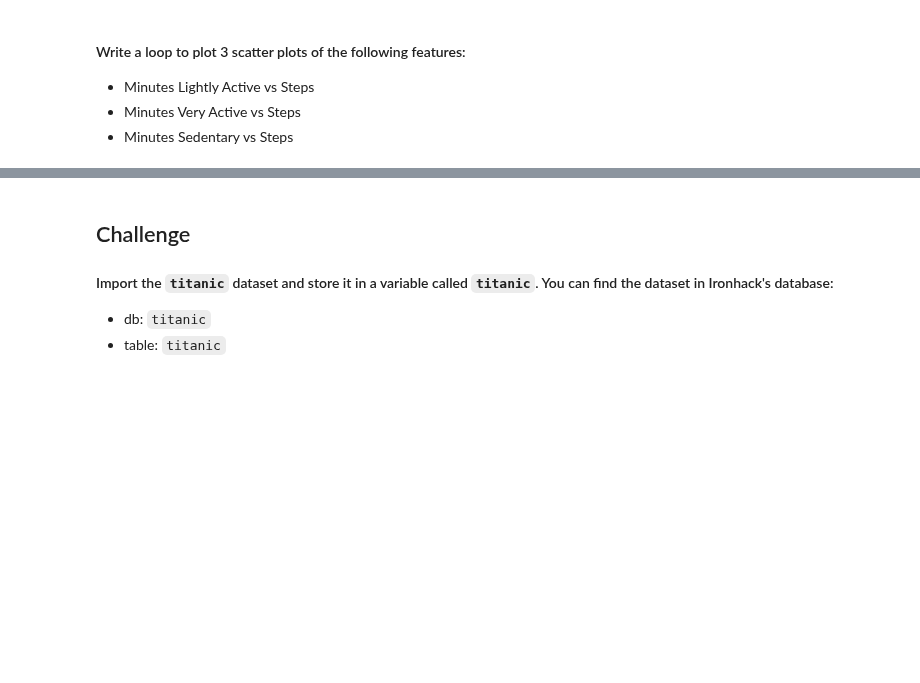
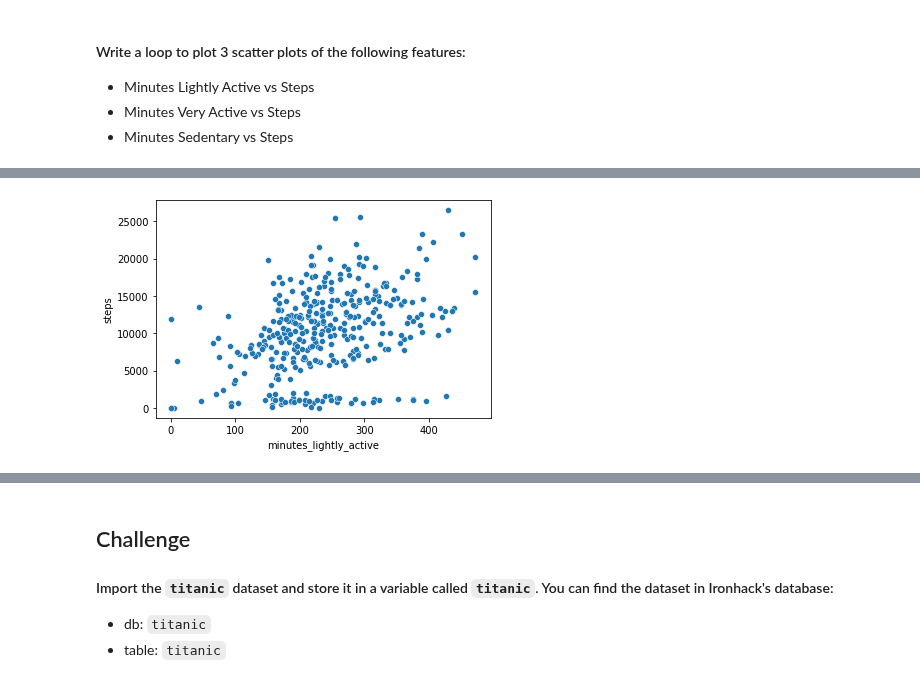
Before and after one commit to Ironhack-Data-Madrid-Enero-2022/lab-matplotlib-seaborn, a Jupyter notebook: your-code/main.ipynb, the cells around one changed output, grey strips where cells are left out. Saved outputs shown, nothing was run; the diff lists cells and outputs as text; code cells hidden in the pictures; blank space fills up the shorter version.

```diff
--- a/your-code/main.ipynb
+++ b/your-code/main.ipynb
@@ -112,0 +209,5 @@ Average_byday
+# %%
+scat1=sns.scatterplot(x="minutes_lightly_active", y="steps", data=fit)
+scat1;
+# %% [output]
+[figure, added]
```
Also changed, not shown: parts of 74 cells of this notebook, 2 other files.
